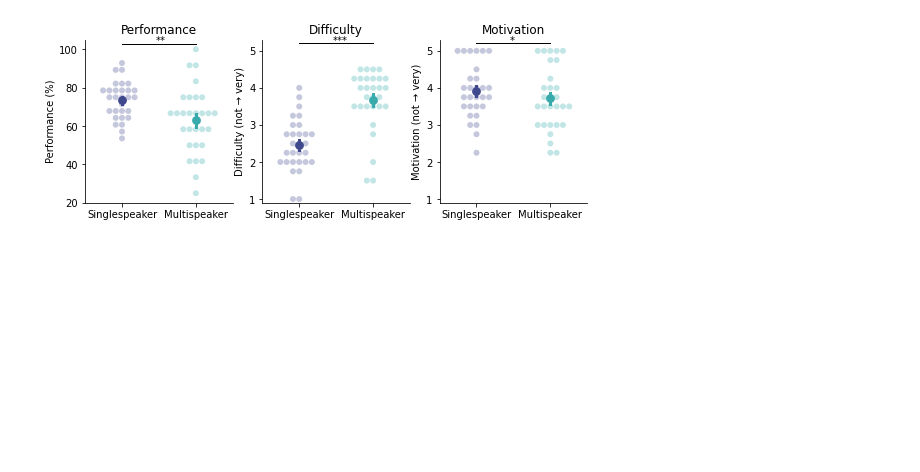
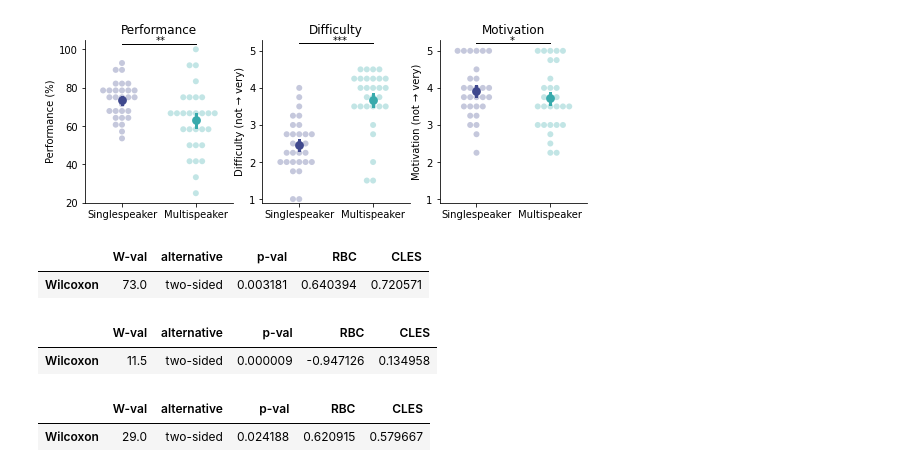
Before and after one commit to reispat/av_speech_mask, a Jupyter notebook: figure_1.ipynb, the cells around one changed output. Cells and saved outputs as stored; diff of their text form; code cells hidden in the pictures; blank space fills up the shorter version.

```diff
--- a/figure_1.ipynb
+++ b/figure_1.ipynb
@@ -54,3 +60,27 @@ for idx_axes, idx_behav in behav:
     sns.despine()
 # %% [output]
 [figure]
+# %%
+# Wilcoxon signed-rank test
+
+# performance
+test_perf_wcox = pg.wilcoxon(ds_df.query("dist=='clear'").performance,
+                        ds_df.query("dist=='dist'").performance)
+display(test_perf_wcox)
+
+# difficulty
+test_diff_wcox = pg.wilcoxon(ds_df.query("dist=='clear'").difficulty,
+                        ds_df.query("dist=='dist'").difficulty)
+display(test_diff_wcox)
+
+# motivation
+test_mot_wcox = pg.wilcoxon(ds_df.query("dist=='clear'").motivation,
+                        ds_df.query("dist=='dist'").motivation)
+display(test_mot_wcox)
+# %% [output]
+|  | W-val | alternative | p-val | RBC | CLES |
+| Wilcoxon | 73.0 | two-sided | 0.003181 | 0.640394 | 0.720571 |
+|  | W-val | alternative | p-val | RBC | CLES |
+| Wilcoxon | 11.5 | two-sided | 0.000009 | -0.947126 | 0.134958 |
+|  | W-val | alternative | p-val | RBC | CLES |
+| Wilcoxon | 29.0 | two-sided | 0.024188 | 0.620915 | 0.579667 |
```
Also changed, not shown: parts of 1 cell of this notebook, 3 other files.
